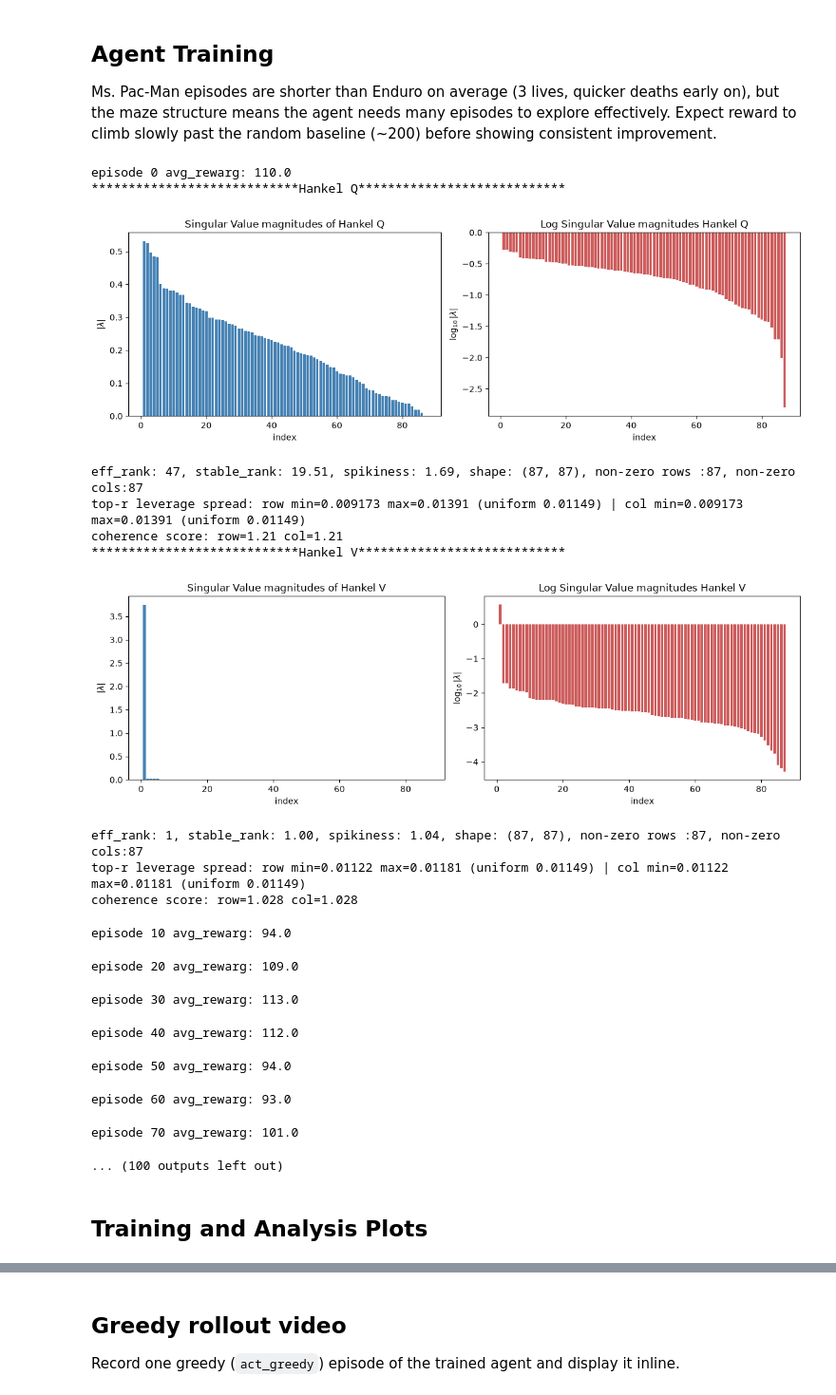
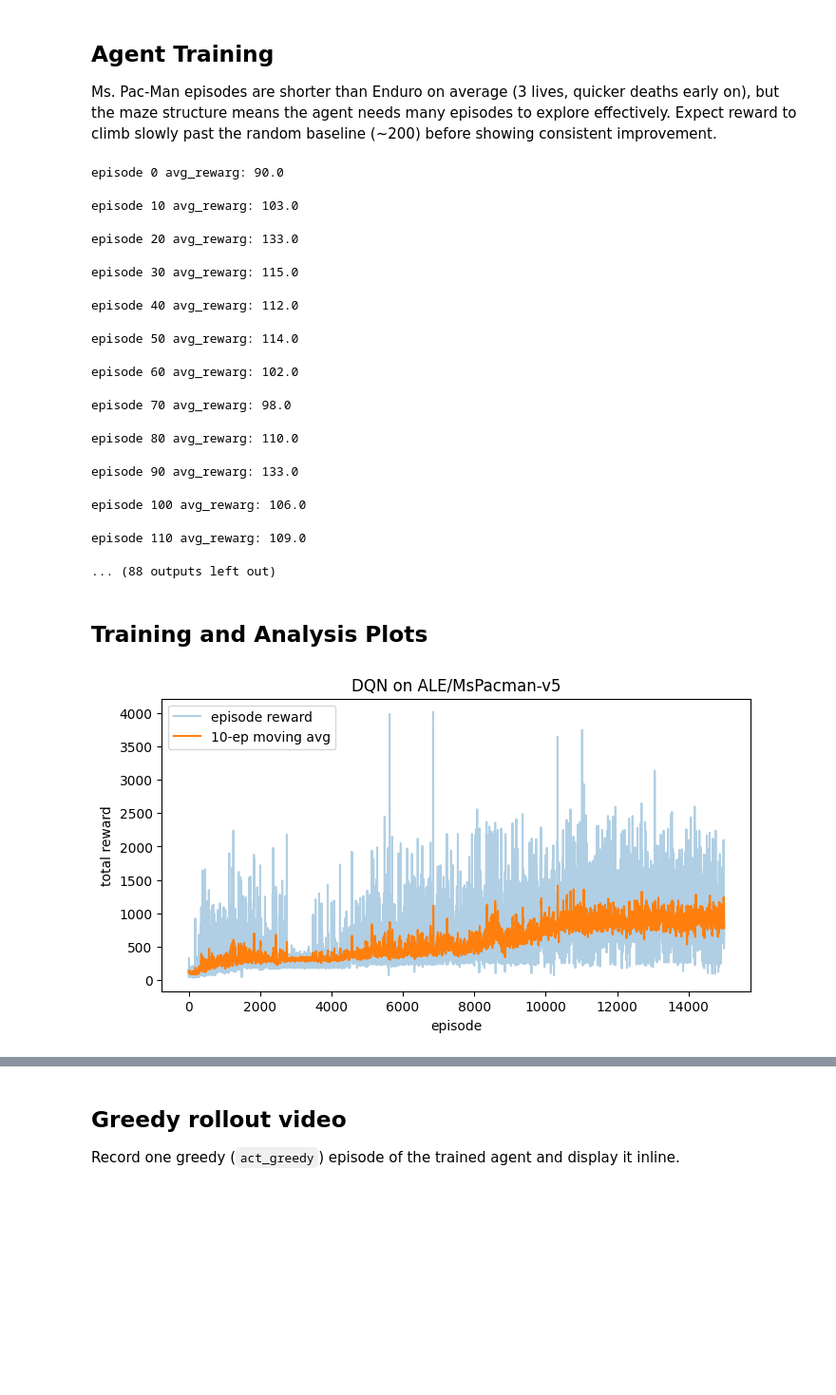
Before and after one commit to Souparna-Mandal/Low-Rank-RL-TL, a Jupyter notebook: experiments/dqn_pacman/exp1.ipynb, the cells around one changed output, grey strips where cells are left out. Shown at 95% size. Saved outputs shown, nothing was run; the diff lists cells and outputs as text; code cells hidden in the pictures; blank space fills up the shorter version.

```diff
--- a/experiments/dqn_pacman/exp1.ipynb
+++ b/experiments/dqn_pacman/exp1.ipynb
@@ -139,13 +120,9 @@ Only `hankel_rollout` is wired here — `q_matrix_dqn` discretises each observat
 # %%
-analysis = cfg["analysis"]
-
-analysis_methods = {
-    "hankel_rollout": hankel_rollout,
-}
-
-analysis["methods"] = [
-    (partial(analysis_methods[m["name"]], **m.get("kwargs", {})), m["outputs"])
-    for m in analysis["methods"]
-]
-analysis
+# All artifacts from this run (figures, CSV logs, checkpoints) land under
+# runs/<timestamp>/ when experiment.save_artifacts is set; otherwise logger is
+# None and analysis renders inline. Hankel runs via the analysis.hankel_sweep
+# config block (dispatched inside the training loop) — no per-method wiring here.
+logger = make_run_logger(cfg)
+if logger:
+    print("run artifacts ->", logger.dir)
 # %% [output]
@@ -158,51 +132,36 @@ Error:
 
 Ms. Pac-Man episodes are shorter than Enduro on average (3 lives, quicker deaths early on), but the maze structure means the agent needs many episodes to explore effectively. Expect reward to climb slowly past the random baseline (~200) before showing consistent improvement.
 # %%
-t = cfg["training"]
-rewards = dqn_training_loop(
-    agent, env,
-    no_episodes=t["no_episodes"],
-    target_network_update_steps=t["target_network_update_steps"],
-    train_frequency_steps=t["train_frequency_steps"],
-    use_episode_training=t["use_episode_training"],
-    solved_reward=t["solved_reward"],
-    warmup_steps=t["warmup_steps"],
-    early_stopping_patience_eps=t["early_stopping_patience_eps"],
-    no_eps_to_avg=t["no_eps_to_avg"],
-    np_seed=seed,
-    analysis_config=analysis,
-    DEBUG=False, atari=True
-)
+rewards = train(cfg, agent, env, run_logger=logger)
 # %% [output]
-episode 0 avg_rewarg: 110.0
-****************************Hankel Q****************************
+episode 0 avg_rewarg: 90.0
-[figure, removed]
-eff_rank: 47, stable_rank: 19.51, spikiness: 1.69, shape: (87, 87), non-zero rows :87, non-zero cols:87
-top-r leverage spread: row min=0.009173 max=0.01391 (uniform 0.01149) | col min=0.009173 max=0.01391 (uniform 0.01149)
-coherence score: row=1.21 col=1.21
-****************************Hankel V****************************
+episode 10 avg_rewarg: 103.0
-[figure, removed]
-eff_rank: 1, stable_rank: 1.00, spikiness: 1.04, shape: (87, 87), non-zero rows :87, non-zero cols:87
-top-r leverage spread: row min=0.01122 max=0.01181 (uniform 0.01149) | col min=0.01122 max=0.01181 (uniform 0.01149)
-coherence score: row=1.028 col=1.028
+episode 20 avg_rewarg: 133.0
-episode 10 avg_rewarg: 94.0
+episode 30 avg_rewarg: 115.0
-episode 20 avg_rewarg: 109.0
+episode 40 avg_rewarg: 112.0
-episode 30 avg_rewarg: 113.0
+episode 50 avg_rewarg: 114.0
-episode 40 avg_rewarg: 112.0
+episode 60 avg_rewarg: 102.0
-episode 50 avg_rewarg: 94.0
+episode 70 avg_rewarg: 98.0
-episode 60 avg_rewarg: 93.0
+episode 80 avg_rewarg: 110.0
-episode 70 avg_rewarg: 101.0
+episode 90 avg_rewarg: 133.0
-... (100 outputs left out)
+episode 100 avg_rewarg: 106.0
+episode 110 avg_rewarg: 109.0
+... (88 outputs left out)
 # %% [markdown]
 ## Training and Analysis Plots
 # %%
 rewards = np.asarray(rewards, dtype=float)
 plt.figure(figsize=(8, 4))
 plt.plot(rewards, alpha=0.35, label="episode reward")
 if len(rewards) >= 10:
     k = 10
     ma = np.convolve(rewards, np.ones(k) / k, mode="valid")
     plt.plot(range(k - 1, len(rewards)), ma, label=f"{k}-ep moving avg")
 plt.xlabel("episode"); plt.ylabel("total reward"); plt.title("DQN on ALE/MsPacman-v5")
-plt.legend(); plt.show()
+plt.legend()
+if logger:
+    plt.savefig(logger.dir / "reward_curve.png", dpi=150, bbox_inches="tight")
+plt.show()
+# %% [output]
+[figure, added]
 # %%
```
Also changed, not shown: parts of 8 cells of this notebook, 30 other files.
